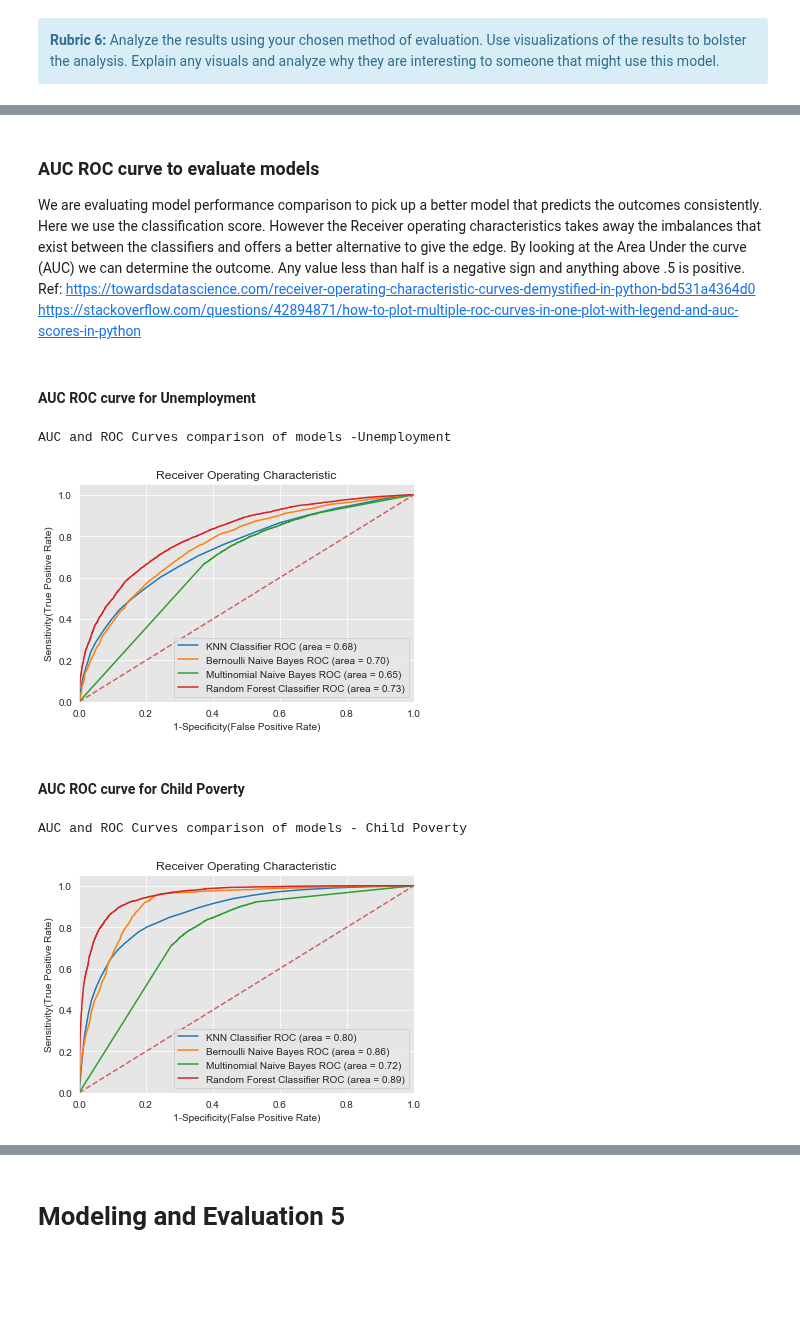
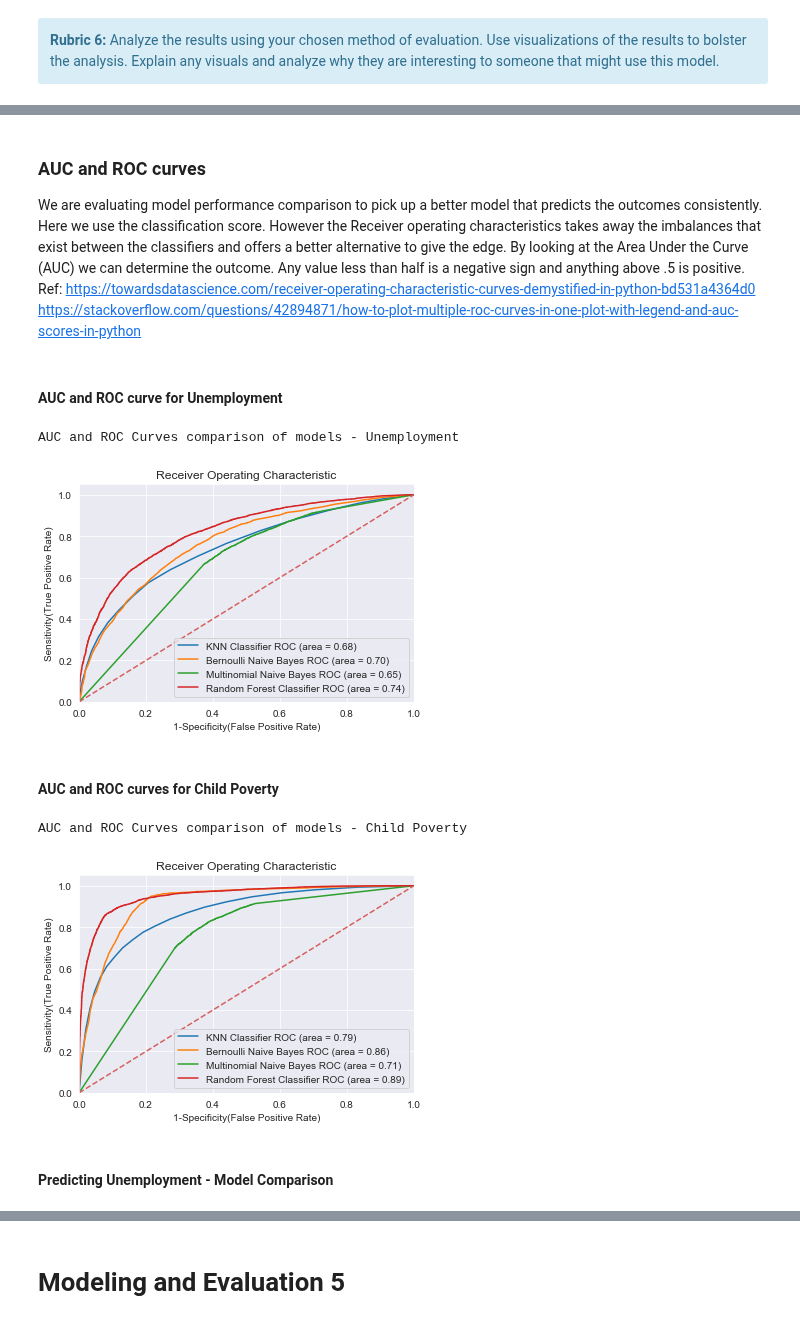
Before and after one commit to kmrollins/MSDS7331-Labs, a Jupyter notebook: MSDS7331_Team3_Lab2.ipynb, the cells around one changed output, grey strips where cells are left out. Cells and saved outputs as stored; diff of their text form; code cells hidden in the pictures; blank space fills up the shorter version.

```diff
--- a/MSDS7331_Team3_Lab2.ipynb
+++ b/MSDS7331_Team3_Lab2.ipynb
@@ -301 +305,3 @@ Recall of classifier with 19 neighbors is: 0.63
+# %%
+bestK_u = 19
 # %% [markdown]
@@ -332,3 +338,5 @@ Recall of classifier with 24 neighbors is: 0.76
+# %%
+bestK_cp = 19
 # %% [markdown]
 #### Naive Bayes for predicting Unemployment
 # %%
@@ -665,13 +677,13 @@ Confusion matrix for Random Forest Model - Child Poverty:
 # %% [markdown]
-### AUC ROC curve to evaluate models
-We are evaluating model performance comparison to pick up a better model that predicts the outcomes consistently. Here we use the classification score. However the Receiver operating characteristics takes away the imbalances that exist between the classifiers and offers a better alternative to give the edge. By looking at the Area Under the curve (AUC) we can determine the outcome. Any value less than half is a negative sign and anything above .5 is positive.
+### AUC and ROC curves
+We are evaluating model performance comparison to pick up a better model that predicts the outcomes consistently. Here we use the classification score. However the Receiver operating characteristics takes away the imbalances that exist between the classifiers and offers a better alternative to give the edge. By looking at the Area Under the Curve (AUC) we can determine the outcome. Any value less than half is a negative sign and anything above .5 is positive.
 Ref:
 https://towardsdatascience.com/receiver-operating-characteristic-curves-demystified-in-python-bd531a4364d0
 https://stackoverflow.com/questions/42894871/how-to-plot-multiple-roc-curves-in-one-plot-with-legend-and-auc-scores-in-python
 # %% [markdown]
-#### AUC ROC curve for Unemployment
+#### AUC and ROC curve for Unemployment
 # %%
-print ("AUC and ROC Curves comparison of models -Unemployment")
+print ("AUC and ROC Curves comparison of models - Unemployment")
 from sklearn import metrics
 import matplotlib.pyplot as plt
 
@@ -681,7 +693,7 @@ plt.figure()
 models = [
 {
     'label': 'KNN Classifier',
-    'model': KNeighborsClassifier(n_neighbors=K, weights='uniform', metric='euclidean'),
+    'model': KNeighborsClassifier(n_neighbors=bestK_u, weights='uniform', metric='euclidean'),
 },
 {
     'label': 'Bernoulli Naive Bayes',
@@ -718,10 +730,10 @@ plt.title('Receiver Operating Characteristic')
 plt.legend(loc="lower right")
 plt.show()   # Display
 # %% [output]
-AUC and ROC Curves comparison of models -Unemployment
+AUC and ROC Curves comparison of models - Unemployment
-[figure, old version]
+[figure, new version]
 # %% [markdown]
-#### AUC ROC curve for Child Poverty
+#### AUC and ROC curves for Child Poverty
 # %%
 print ("AUC and ROC Curves comparison of models - Child Poverty")
 from sklearn import metrics
@@ -733,7 +745,7 @@ plt.figure()
 models = [
 {
     'label': 'KNN Classifier',
-    'model': KNeighborsClassifier(n_neighbors=K, weights='uniform', metric='euclidean'),
+    'model': KNeighborsClassifier(n_neighbors=bestK_cp, weights='uniform', metric='euclidean'),
 },
 {
     'label': 'Bernoulli Naive Bayes',
@@ -744,31 +756,33 @@ models = [
     'model': MultinomialNB(alpha=0.001),
 },
 {
     'label': 'Random Forest Classifier',
     'model': RandomForestClassifier(max_depth=5, n_estimators=10),
 },
 ]
 
 # Below for loop iterates through your models list
 for m in models:
     model = m['model'] # select the model
     model.fit(X_trainCP, y_trainCP) # train the model
     y_pred=model.predict(X_testCP) # predict the test data
 # Compute False postive rate, and True positive rate
     fpr, tpr, thresholds = metrics.roc_curve(y_testCP, model.predict_proba(X_testCP)[:,1])
 # Calculate Area under the curve to display on the plot
     auc = metrics.roc_auc_score(y_testCP,model.predict(X_testCP))
 # Now, plot the computed values
     plt.plot(fpr, tpr, label='%s ROC (area = %0.2f)' % (m['label'], auc))
 # Custom settings for the plot
 plt.plot([0, 1], [0, 1],'r--')
 plt.xlim([0.0, 1.0])
 plt.ylim([0.0, 1.05])
 plt.xlabel('1-Specificity(False Positive Rate)')
 plt.ylabel('Sensitivity(True Positive Rate)')
 plt.title('Receiver Operating Characteristic')
 plt.legend(loc="lower right")
 plt.show()   # Display
 # %% [output]
 AUC and ROC Curves comparison of models - Child Poverty
-[figure, old version]
+[figure, new version]
+# %% [markdown]
+#### Predicting Unemployment - Model Comparison
```
Also changed, not shown: parts of 32 cells of this notebook.
